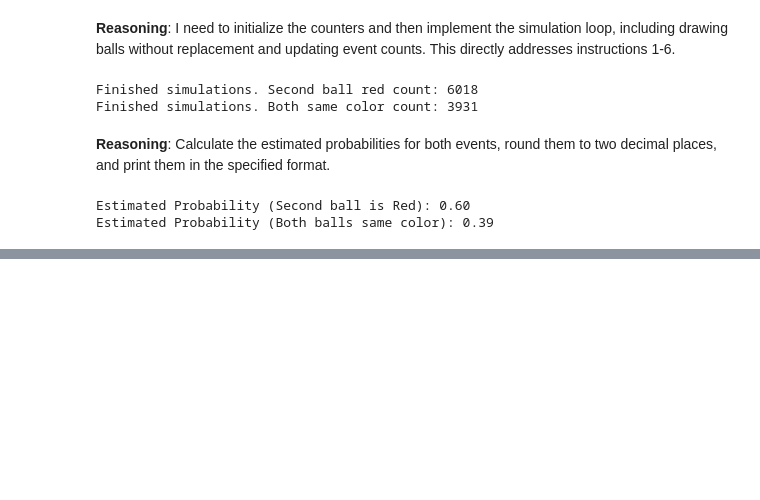
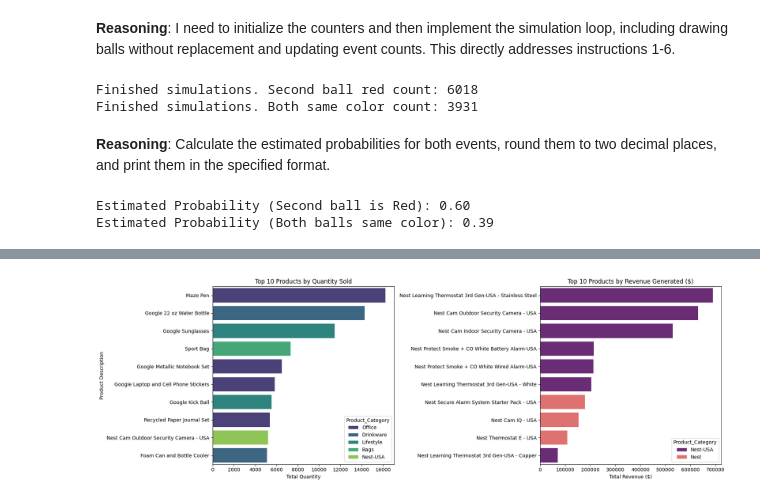
Before and after one commit to shridhar2k9/AI-ML, a Jupyter notebook: Untitled4.ipynb, the cells around one changed output, grey strips where cells are left out. Cells and saved outputs as stored; diff of their text form; code cells hidden in the pictures; blank space fills up the shorter version.

```diff
--- a/Untitled4.ipynb
+++ b/Untitled4.ipynb
@@ -877,0 +954,85 @@ Post-Holiday Loyalty Campaigns: Launch a dedicated re-engagement campaign in Jan
+# %%
+"""
+7. Identify the top-performing products and analyze the factors driving their success. How can this insight inform inventory management and promotional strategies?
+Hint: Identify products that excel in terms of both quantity sold and total revenue.
+Hint: Explore their categories and descriptions to understand what might contribute to their success. Think about how this information can guide stocking and marketing efforts.
+"""
+import numpy as np
+import pandas as pd
+import matplotlib.pyplot as plt
+import seaborn as sns
+
+# Ensure Sales_Amount is calculated
+online_sales_data['Sales_Amount'] = online_sales_data['Quantity'] * online_sales_data['Avg_Price']
+
+# Group by unique product description and category to compute total quantity and total revenue
+product_performance = online_sales_data.groupby(['Product_Description', 'Product_Category']).agg(
+    Total_Quantity=('Quantity', 'sum'),
+    Total_Revenue=('Sales_Amount', 'sum')
+).reset_index()
+
+# Get top 10 products by Quantity sold
+top_qty_products = product_performance.sort_values(by='Total_Quantity', ascending=False).head(10)
+
+# Get top 10 products by Revenue generated
+top_rev_products = product_performance.sort_values(by='Total_Revenue', ascending=False).head(10)
+
+print("TOP 10 PRODUCTS BY QUANTITY SOLD")
+display(top_qty_products[['Product_Description', 'Product_Category', 'Total_Quantity']])
+print("TOP 10 PRODUCTS BY REVENUE GENERATED")
+display(top_rev_products[['Product_Description', 'Product_Category', 'Total_Revenue']])
+
+# Visualizing Top Products
+fig, axes = plt.subplots(1, 2, figsize=(18, 6))
+
+sns.barplot(data=top_qty_products, x='Total_Quantity', y='Product_Description', hue='Product_Category', dodge=False, ax=axes[0], palette='viridis')
+axes[0].set_title('Top 10 Products by Quantity Sold')
+axes[0].set_xlabel('Total Quantity')
+axes[0].set_ylabel('Product Description')
+
+sns.barplot(data=top_rev_products, x='Total_Revenue', y='Product_Description', hue='Product_Category', dodge=False, ax=axes[1], palette='magma')
+axes[1].set_title('Top 10 Products by Revenue Generated ($)')
+axes[1].set_xlabel('Total Revenue ($)')
+axes[1].set_ylabel('')
+
+plt.tight_layout()
+plt.show()
+
+# calculate daily sales statistics for the Top 10 products by quantity to suggest stock levels.
+top_qty_desc = top_qty_products['Product_Description'].tolist()
+
+# Filter online sales data to only include these top items
+top_qty_sales = online_sales_data[online_sales_data['Product_Description'].isin(top_qty_desc)].copy()
+
+# Aggregate sales by day for each product to find average daily demand and demand volatility
+daily_sales = top_qty_sales.groupby(['Product_Description', 'Transaction_Date'])['Quantity'].sum().reset_index()
+
+# Calculate metrics per product
+inventory_guide = daily_sales.groupby('Product_Description').agg(
+    Avg_Daily_Demand=('Quantity', 'mean'),
+    Std_Daily_Demand=('Quantity', 'std')
+).reset_index()
+
+# Assume constant parameters for safety stock calculation:
+# Lead Time (LT) = 5 days
+# Service Level Factor (Z) = 1.65 (95% service level against out-of-stock events)
+lead_time = 5
+z_score = 1.65
+
+inventory_guide['Safety_Stock'] = np.ceil(z_score * inventory_guide['Std_Daily_Demand'] * np.sqrt(lead_time))
+inventory_guide['Reorder_Point'] = np.ceil((inventory_guide['Avg_Daily_Demand'] * lead_time) + inventory_guide['Safety_Stock'])
+
+print("PROGRAMMATIC INVENTORY STOCKING GUIDE")
+display(inventory_guide[['Product_Description', 'Avg_Daily_Demand', 'Safety_Stock', 'Reorder_Point']])
+
+# Get top 3 high-revenue Nest products
+top_nest_products = top_rev_products[top_rev_products['Product_Category'].str.contains('Nest', na=False)]['Product_Description'].head(3).tolist()
+
+# Get top 3 high-quantity utility products
+top_util_products = top_qty_products[~top_qty_products['Product_Category'].str.contains('Nest', na=False)]['Product_Description'].head(3).tolist()
+
+print("SUGGESTED PROMOTIONAL BUNDLES (HIGH-REVENUE + HIGH-VOLUME)")
+for nest in top_nest_products:
+    for util in top_util_products:
+        print(f"Bundle Offer: buy '{nest}' and get 50% off on '{util}'")
+# %% [output]
@@ -877,0 +1063 @@ Post-Holiday Loyalty Campaigns: Launch a dedicated re-engagement campaign in Jan
+[figure, added]
```
Also changed, not shown: parts of 5 cells of this notebook.
